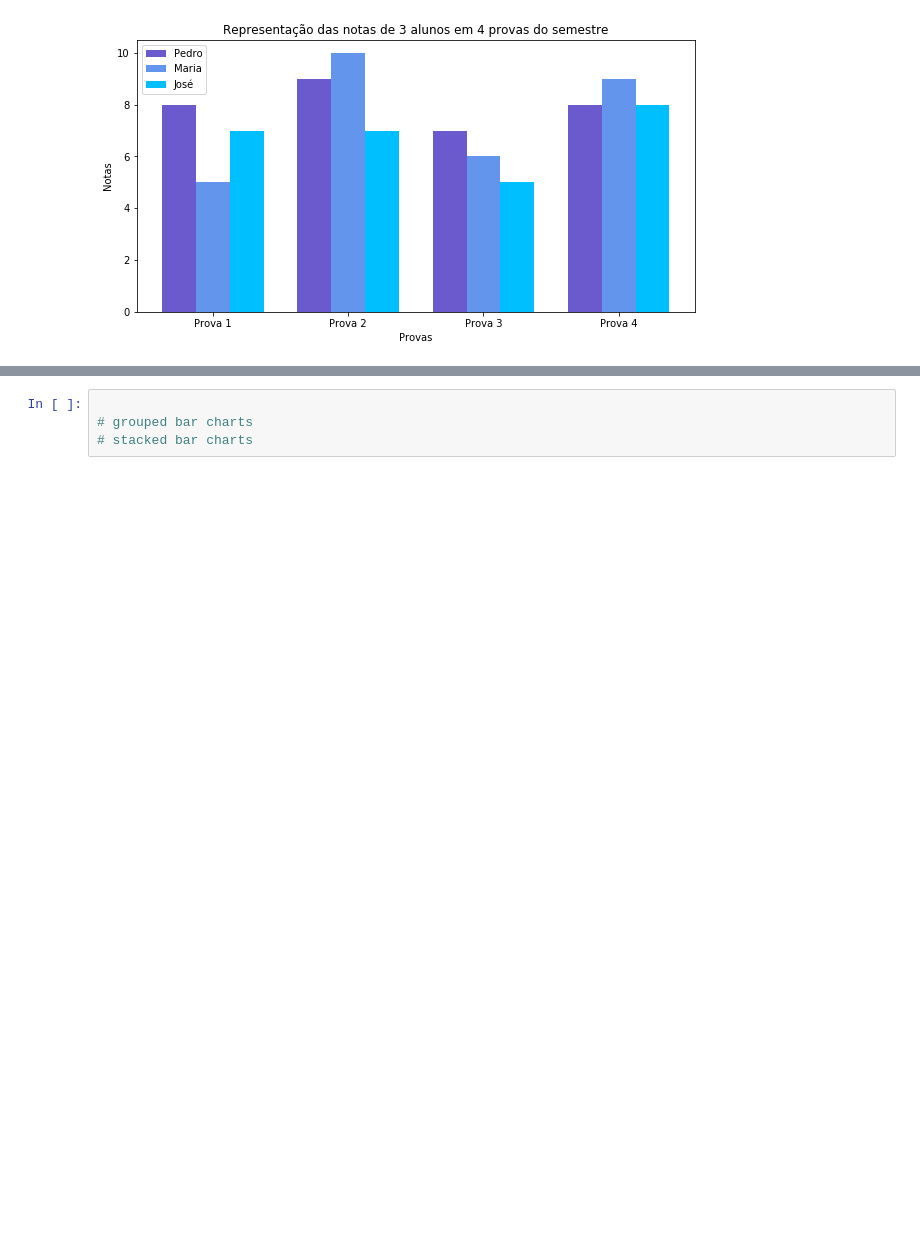
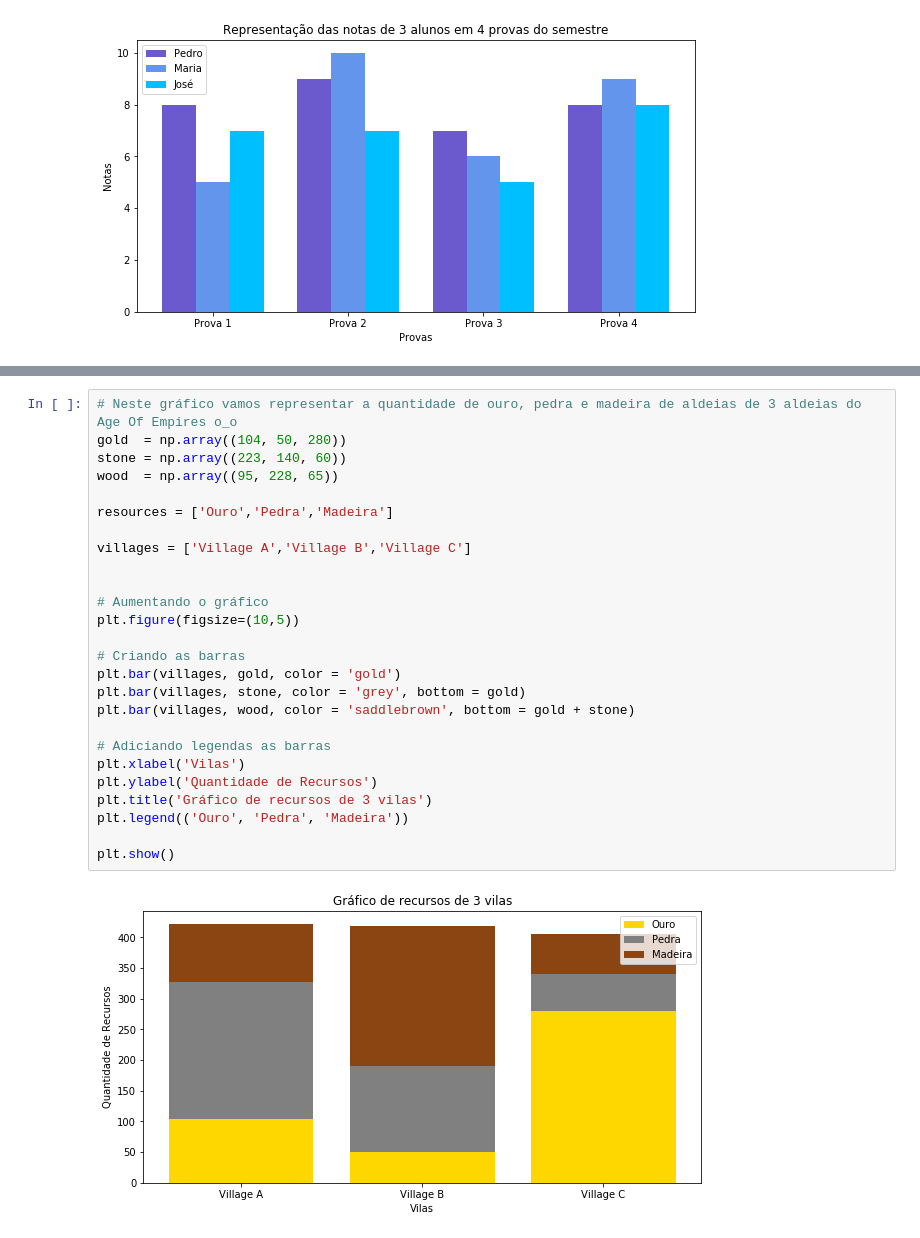
Before and after one commit to matheusbattisti/bar_charts, a Jupyter notebook: Bar Charts.ipynb, the cells around one changed output, grey strips where cells are left out. Cells and saved outputs as stored; diff of their text form; blank space fills up the shorter version.

```diff
--- a/Bar Charts.ipynb
+++ b/Bar Charts.ipynb
@@ -256,4 +264,28 @@ Com este método que é construída a barra, com diferencial que adicionamos as
-# %%
-
-# grouped bar charts
-# stacked bar charts
+# %%
+# Neste gráfico vamos representar a quantidade de ouro, pedra e madeira de aldeias de 3 aldeias do Age Of Empires o_o
+gold  = np.array((104, 50, 280))
+stone = np.array((223, 140, 60))
+wood  = np.array((95, 228, 65))
+
+resources = ['Ouro','Pedra','Madeira']
+
+villages = ['Village A','Village B','Village C']
+
+
+# Aumentando o gráfico
+plt.figure(figsize=(10,5))
+
+# Criando as barras
+plt.bar(villages, gold, color = 'gold')
+plt.bar(villages, stone, color = 'grey', bottom = gold)
+plt.bar(villages, wood, color = 'saddlebrown', bottom = gold + stone)
+
+# Adiciando legendas as barras
+plt.xlabel('Vilas')
+plt.ylabel('Quantidade de Recursos')
+plt.title('Gráfico de recursos de 3 vilas')
+plt.legend(('Ouro', 'Pedra', 'Madeira'))
+
+plt.show()
+# %% [output]
+[figure, added]
```
Also changed, not shown: parts of 5 cells of this notebook.
